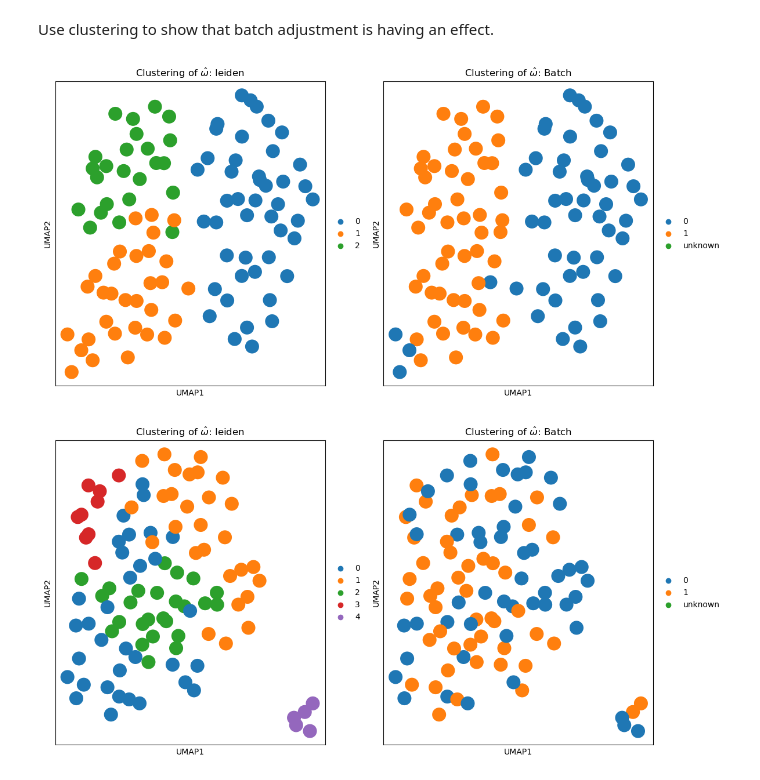
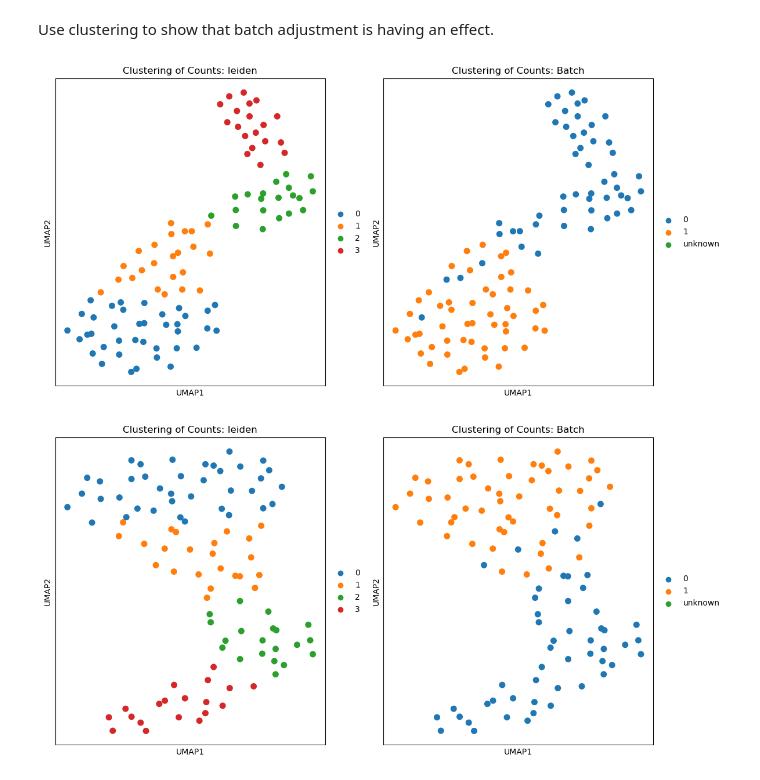
Before and after one commit to hallettmiket/preffect, a Jupyter notebook: vignettes/example_script.ipynb, the cells around one changed output. Drawn from its saved outputs; the diff is of its cells as text; code cells hidden in the pictures.

```diff
--- a/vignettes/example_script.ipynb
+++ b/vignettes/example_script.ipynb
@@ -38,7 +36,7 @@ configs['r'] = 20 # size of latent space
 configs['r_embed'] = 5 # size of the embedding space for categorical correction variables.
 
 # learning parameters
-configs['epochs'] = 2000  # Number of epochs during training
+configs['epochs'] = 67  # Number of epochs during training
 configs['mini_batch_size'] = 50  # num. of samples per minibatch
 
 configs['lr'] = 0.0005  # learning rate
@@ -90,7 +88,7 @@ configs['gradient_clip'] = True # gradient clipping is highly recommended
 # more parameters can be found in `_config.py`
 # %%
 # set input/output data
-configs['input_anndata_path'] = '../vignettes/full/'
+configs['input_anndata_path'] = '../vignettes/single/'
 configs['input_inference_anndata_path'] = configs['input_anndata_path'] + 'train/'
 configs['output_path'] = '../vignettes/vignette_output/'
 # %% [markdown]
@@ -202,13 +202,13 @@ Use clustering to show that batch adjustment is having an effect.
 # %%
 # Before batch adjustment
 inference_object = preffect_object.inference_dict['endogenous']
 cl = Cluster(infer_obj=inference_object, configs_cluster=configs)
-cl.cluster_counts(color_by = "leiden", umap_nneighbors=20, cluster_aim=5, cluster_omega=True)
+cl.cluster_counts(color_by = "leiden", umap_nneighbors=20, cluster_aim=5, cluster_omega=False)
 
 # After adjustment
 inference_object = preffect_object.inference_dict['inference_0.0']
 cl = Cluster(infer_obj=inference_object, configs_cluster=configs)
-cl.cluster_counts(color_by = "leiden", umap_nneighbors=20, cluster_aim=5, cluster_omega=True)
+cl.cluster_counts(color_by = "leiden", umap_nneighbors=20, cluster_aim=5, cluster_omega=False)
 # %% [output]
-[figure, old version]
+[figure, new version]
-[figure, old version]
+[figure, new version]
```
Also changed, not shown: parts of 7 cells of this notebook, 19 other files.
